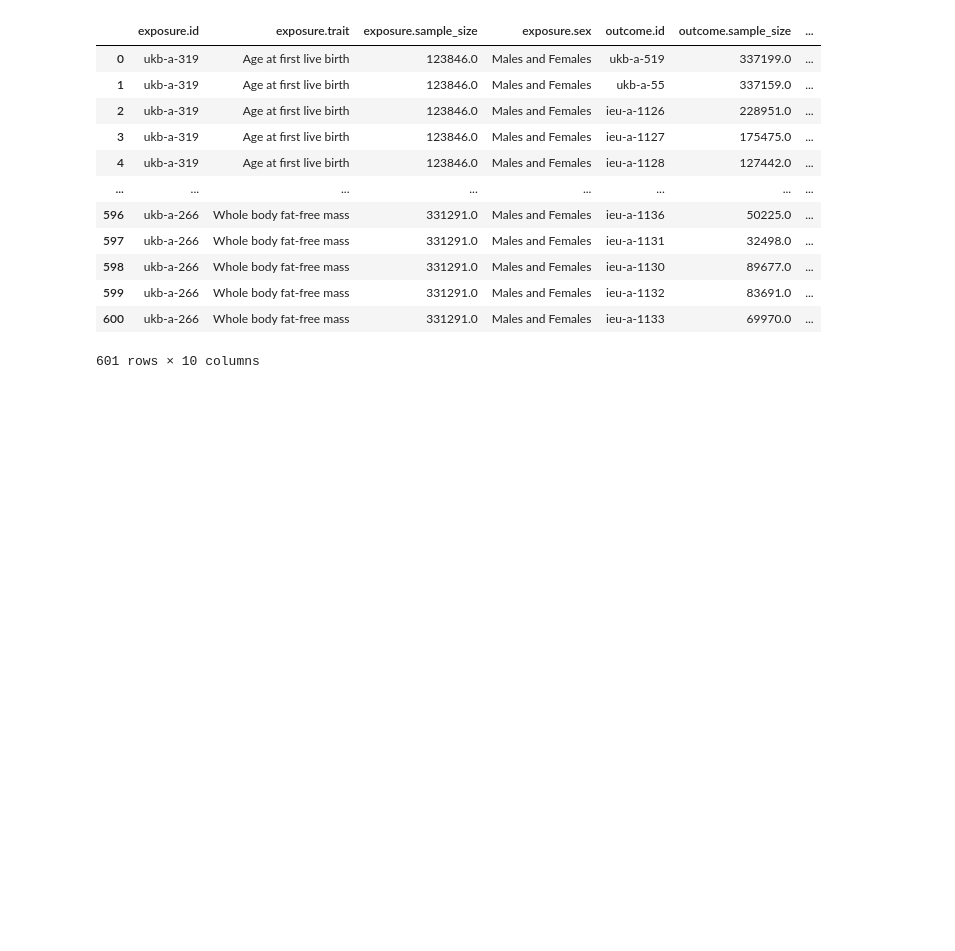
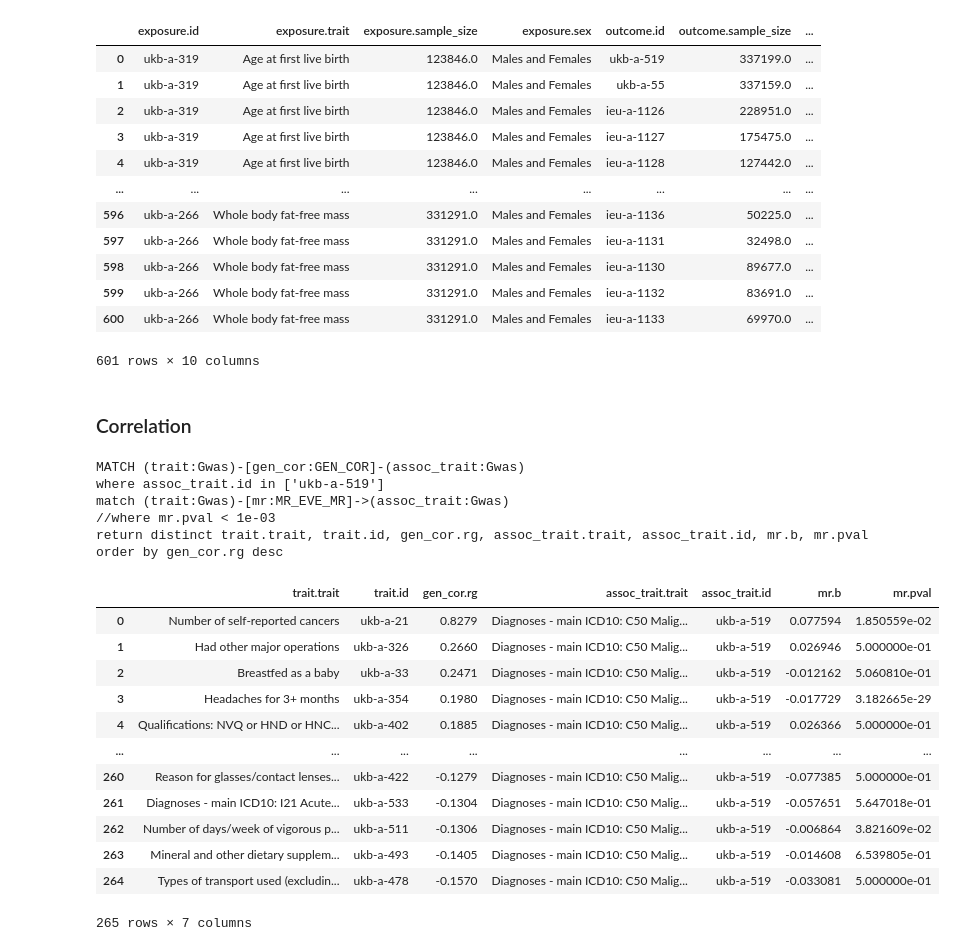
Before and after one commit to mvab/epigraphdb-breast-cancer, a Jupyter notebook: 6_breast_cancer_gwas_mr.ipynb, the cells around one changed output. Cells and saved outputs as stored; diff of their text form; code cells hidden in the pictures; blank space fills up the shorter version.

Commit message:
review correlation

```diff
--- a/6_breast_cancer_gwas_mr.ipynb
+++ b/6_breast_cancer_gwas_mr.ipynb
@@ -235,3 +207,38 @@ RETURN exposure.id, exposure.trait, exposure.sample_size, exposure.sex,
 | 599 | ukb-a-266 | Whole body fat-free mass | 331291.0 | Males and Females | ieu-a-1132 | 83691.0 | ... |
 | 600 | ukb-a-266 | Whole body fat-free mass | 331291.0 | Males and Females | ieu-a-1133 | 69970.0 | ... |
 601 rows × 10 columns
+# %% [markdown]
+### Correlation
+# %%
+# find which traits are highly correlated with UKB cancers
+
+query = """
+MATCH (trait:Gwas)-[gen_cor:GEN_COR]-(assoc_trait:Gwas)
+where assoc_trait.id in ['ukb-a-519']
+match (trait:Gwas)-[mr:MR_EVE_MR]->(assoc_trait:Gwas)
+//where mr.pval < 1e-03
+return distinct trait.trait, trait.id, gen_cor.rg, assoc_trait.trait, assoc_trait.id, mr.b, mr.pval
+order by gen_cor.rg desc
+"""
+df = query_to_df(session, query)
+df
+# %% [output]
+MATCH (trait:Gwas)-[gen_cor:GEN_COR]-(assoc_trait:Gwas)
+where assoc_trait.id in ['ukb-a-519']
+match (trait:Gwas)-[mr:MR_EVE_MR]->(assoc_trait:Gwas)
+//where mr.pval < 1e-03
+return distinct trait.trait, trait.id, gen_cor.rg, assoc_trait.trait, assoc_trait.id, mr.b, mr.pval
+order by gen_cor.rg desc
+|  | trait.trait | trait.id | gen_cor.rg | assoc_trait.trait | assoc_trait.id | mr.b | mr.pval |
+| 0 | Number of self-reported cancers | ukb-a-21 | 0.8279 | Diagnoses - main ICD10: C50 Malig... | ukb-a-519 | 0.077594 | 1.850559e-02 |
+| 1 | Had other major operations | ukb-a-326 | 0.2660 | Diagnoses - main ICD10: C50 Malig... | ukb-a-519 | 0.026946 | 5.000000e-01 |
+| 2 | Breastfed as a baby | ukb-a-33 | 0.2471 | Diagnoses - main ICD10: C50 Malig... | ukb-a-519 | -0.012162 | 5.060810e-01 |
+| 3 | Headaches for 3+ months | ukb-a-354 | 0.1980 | Diagnoses - main ICD10: C50 Malig... | ukb-a-519 | -0.017729 | 3.182665e-29 |
+| 4 | Qualifications: NVQ or HND or HNC... | ukb-a-402 | 0.1885 | Diagnoses - main ICD10: C50 Malig... | ukb-a-519 | 0.026366 | 5.000000e-01 |
+| ... | ... | ... | ... | ... | ... | ... | ... |
+| 260 | Reason for glasses/contact lenses... | ukb-a-422 | -0.1279 | Diagnoses - main ICD10: C50 Malig... | ukb-a-519 | -0.077385 | 5.000000e-01 |
+| 261 | Diagnoses - main ICD10: I21 Acute... | ukb-a-533 | -0.1304 | Diagnoses - main ICD10: C50 Malig... | ukb-a-519 | -0.057651 | 5.647018e-01 |
+| 262 | Number of days/week of vigorous p... | ukb-a-511 | -0.1306 | Diagnoses - main ICD10: C50 Malig... | ukb-a-519 | -0.006864 | 3.821609e-02 |
+| 263 | Mineral and other dietary supplem... | ukb-a-493 | -0.1405 | Diagnoses - main ICD10: C50 Malig... | ukb-a-519 | -0.014608 | 6.539805e-01 |
+| 264 | Types of transport used (excludin... | ukb-a-478 | -0.1570 | Diagnoses - main ICD10: C50 Malig... | ukb-a-519 | -0.033081 | 5.000000e-01 |
+265 rows × 7 columns
```
Also changed, not shown: parts of 3 cells of this notebook.
